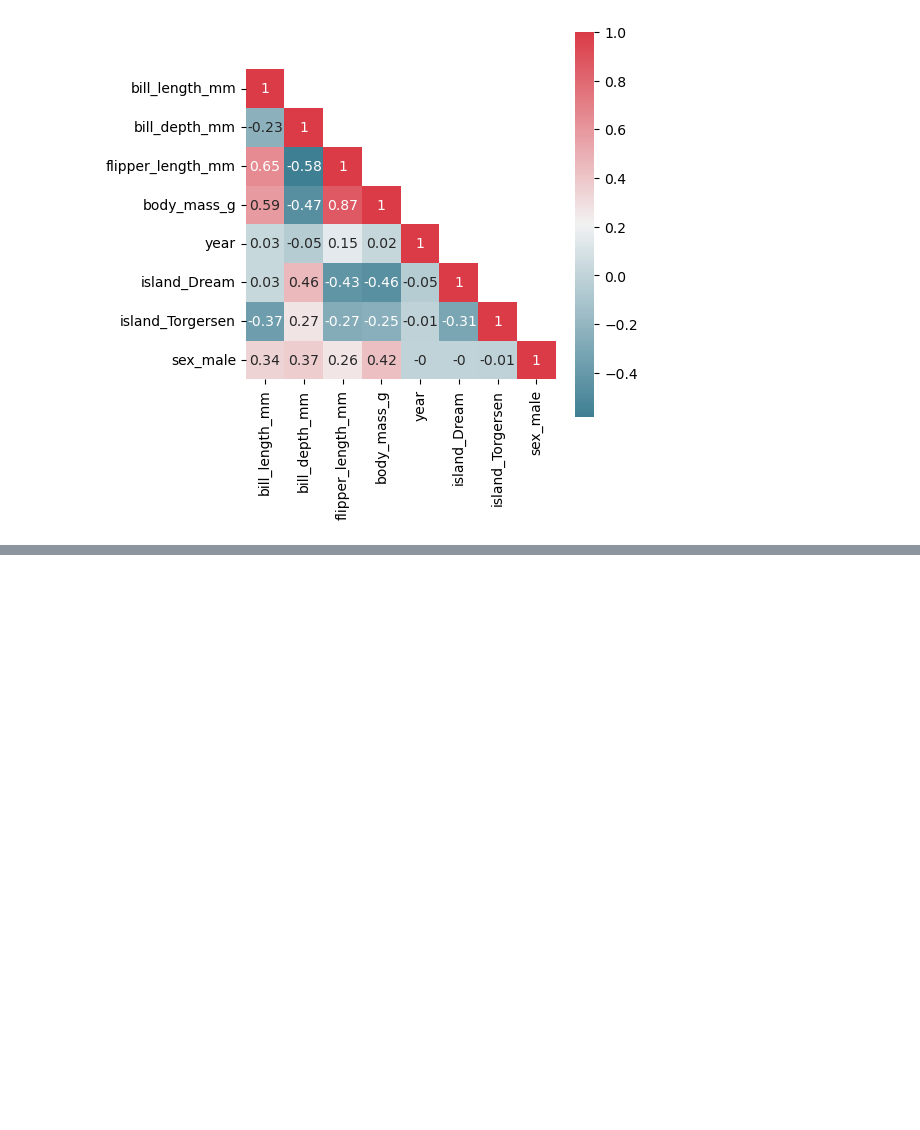
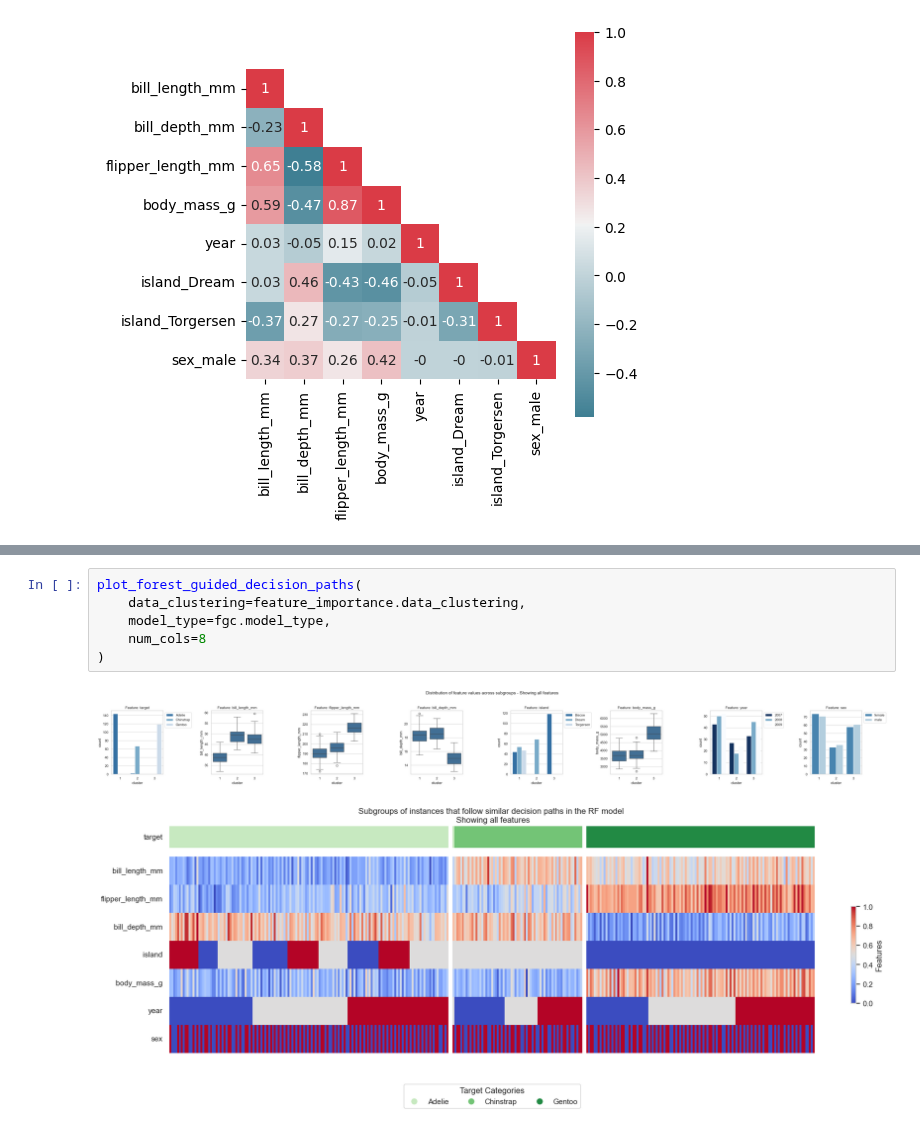
Before and after one commit to HelmholtzAI-Consultants-Munich/fg-clustering, a Jupyter notebook: tutorials/introduction_to_FGC_comparing_FGC_to_FI.ipynb, the cells around one changed output, grey strips where cells are left out. Drawn from its saved outputs; the diff is of its cells as text; blank space fills up the shorter version.

```diff
--- a/tutorials/introduction_to_FGC_comparing_FGC_to_FI.ipynb
+++ b/tutorials/introduction_to_FGC_comparing_FGC_to_FI.ipynb
@@ -201,0 +210,9 @@ fgc.plot_decision_paths(thr_distance=0.5) # feel free to try different distance
+# %%
+plot_forest_guided_decision_paths(
+    data_clustering=feature_importance.data_clustering,
+    model_type=fgc.model_type,
+    num_cols=8
+)
+# %% [output]
+[figure, added]
+[figure, added]
```
Also changed, not shown: parts of 46 cells of this notebook, 1 other file.
